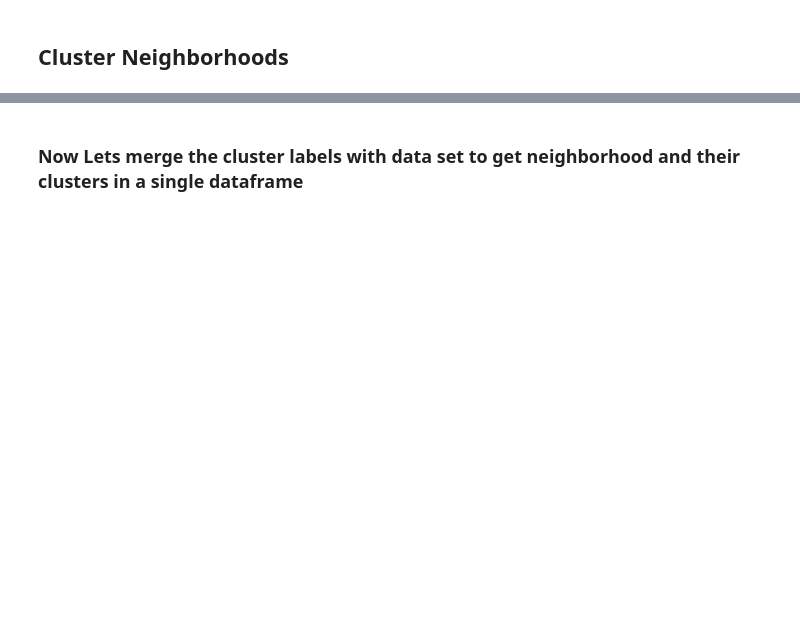
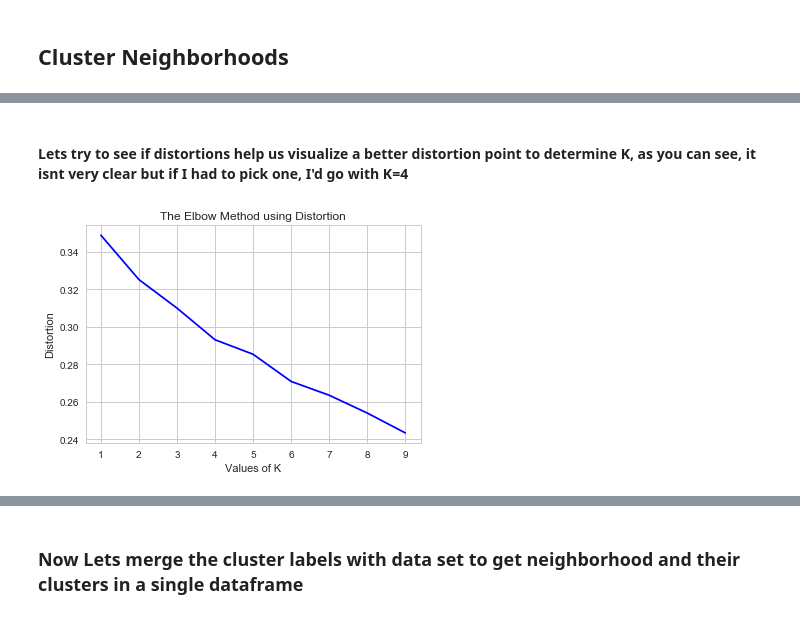
Before and after one commit to ParthRaj22/Battle-of-Neighborhoods, a Jupyter notebook: Battle of Neighborhoods.ipynb, the cells around one changed output, grey strips where cells are left out. Cells and saved outputs as stored; diff of their text form; code cells hidden in the pictures; blank space fills up the shorter version.

```diff
--- a/Battle of Neighborhoods.ipynb
+++ b/Battle of Neighborhoods.ipynb
@@ -454,3 +543,13 @@ neighborhoods_venues_sorted.head(11)
+# %% [markdown]
+#### Lets try to see if distortions help us visualize a better distortion point to determine K, as you can see, it isnt very clear but if I had to pick one, I'd go with K=4
+# %%
+plt.plot(krange, distortions, 'bx-')
+plt.xlabel('Values of K')
+plt.ylabel('Distortion')
+plt.title('The Elbow Method using Distortion')
+plt.show()
+# %% [output]
+[figure, added]
 # %%
 # Matplotlib and associated plotting modules
 import matplotlib.cm as cm
```
Also changed, not shown: parts of 49 cells of this notebook.
